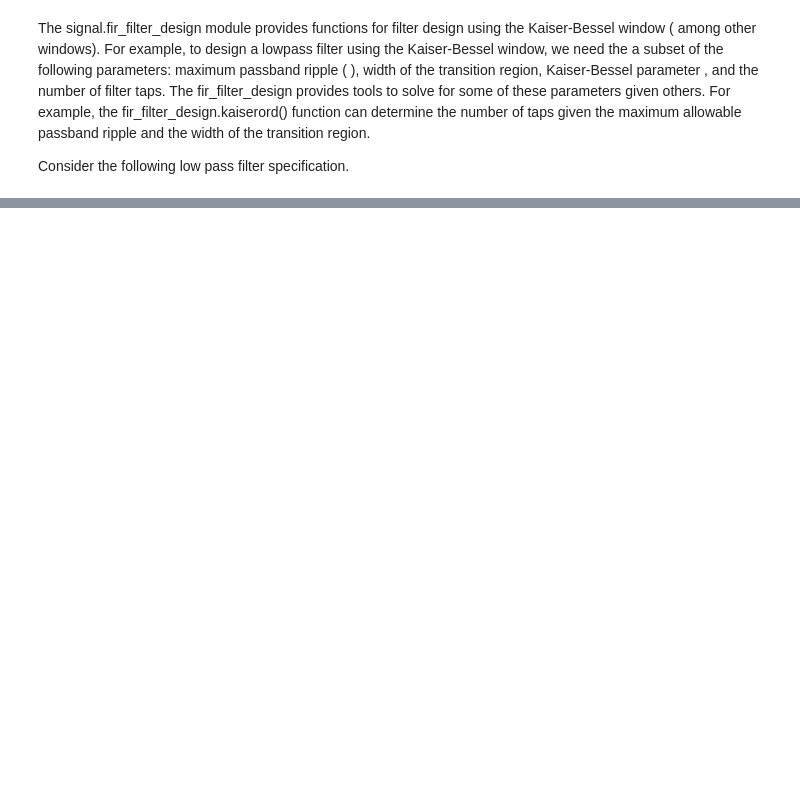
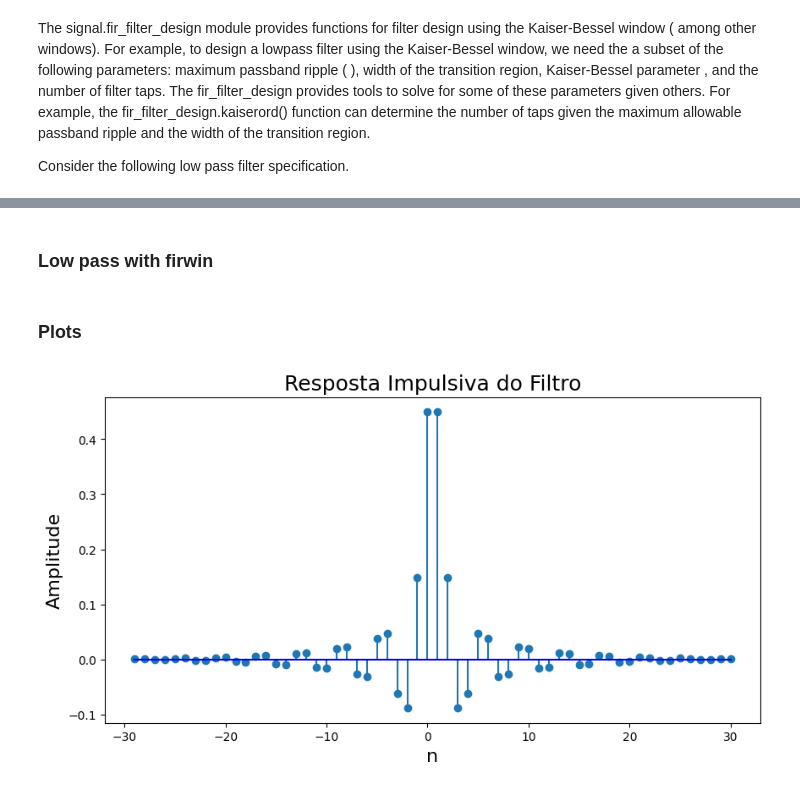
Before and after one commit to IvonLuiz/FIR_Filter_WindowMethod, a Jupyter notebook: notebook/FIR.ipynb, the cells around one changed output, grey strips where cells are left out. Saved outputs shown, nothing was run; the diff lists cells and outputs as text; code cells hidden in the pictures; blank space fills up the shorter version.

Commit message:
organazing better and plotting impulse response

```diff
--- a/notebook/FIR.ipynb
+++ b/notebook/FIR.ipynb
@@ -194,6 +96,9 @@ Consider the following low pass filter specification.
 # %%
+# Parâmetros do problema
+fs = 2  # Frequência de amostragem (normalizada)
+wc = np.pi / 2  # Frequência de corte em radianos
+cutoff = wc / np.pi  # Frequência de corte normalizada
+
 # Especificações do filtro
-fs = 1000  # Taxa de amostragem, Hz
-cutoff = pi / 2  # Frequência de corte desejada, radianos
-trans_width = 0.1 * pi  # Largura da transição, radianos
-attenuation = 50  # Atenuação mínima na banda rejeitada, dB
+attenuation = 50  # Atenuação mínima na banda rejeitada em dB
+transition_width = 0.1  # Largura da banda de transição em π radianos
@@ -249,8 +105,27 @@ plt.show()
-# %%
-Ns =300 # number of samples
-N = 1024 # DFT size
-
-fs = 1e3 # sample rate in Hz
-fpass = 100 # in Hz
-fstop = 150 # in Hz
-delta = 60 # in dB, desired attenuation in stopband
+# %% [markdown]
+### Low pass with firwin
+# %%
+# Calculando a ordem do filtro e o parâmetro beta da janela de Kaiser
+M, beta = kaiserord(attenuation, transition_width)
+
+# Projetando o filtro FIR utilizando a função firwin e a janela de Kaiser
+h = firwin(M, cutoff=cutoff, window=('kaiser', beta), fs=fs)
+
+# Resposta em frequência
+w, H = freqz(h, worN=8000)
+# %% [markdown]
+### Plots
+# %%
+# Resposta impulsiva
+n = np.arange(len(h))
+
+# Resposta impulsiva do filtro
+plt.figure(figsize=(10, 5))
+plt.stem(n - (M - 1) // 2, h, basefmt='b-')
+plt.xlabel("n", fontsize=16)
+plt.ylabel("Amplitude", fontsize=16)
+plt.title("Resposta Impulsiva do Filtro", fontsize=18)
+
+plt.show()
+# %% [output]
+[figure, added]
```
Also changed, not shown: parts of 20 cells of this notebook.
